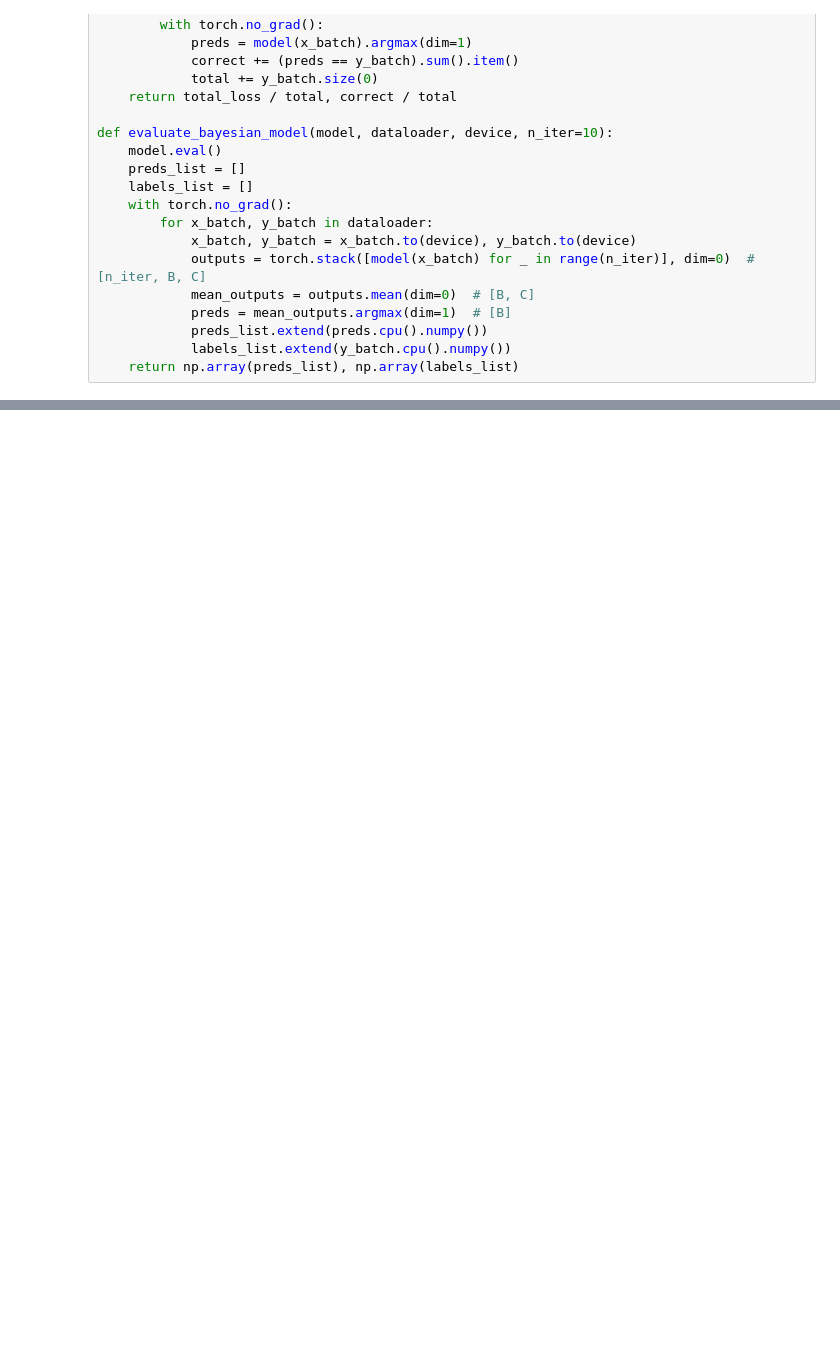
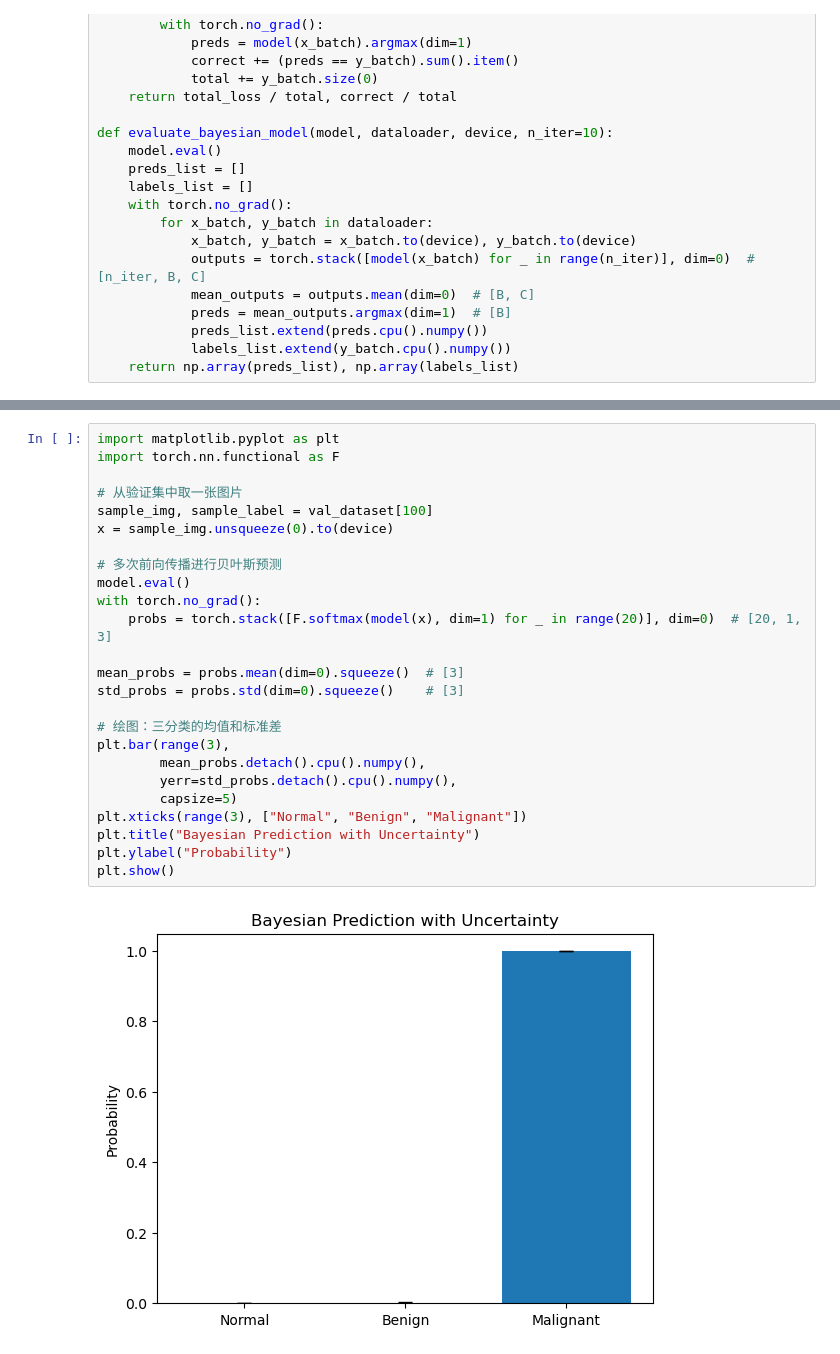
Before and after one commit to jiinkwan/liver_cancer_cell_detection, a Jupyter notebook: 01_Joanna_CNN.ipynb, the cells around one changed output, grey strips where cells are left out. Saved outputs shown, nothing was run; the diff lists cells and outputs as text; blank space fills up the shorter version.

```diff
--- a/01_Joanna_CNN.ipynb
+++ b/01_Joanna_CNN.ipynb
@@ -308,0 +325,27 @@ plt.show()
+# %%
+import matplotlib.pyplot as plt
+import torch.nn.functional as F
+
+# 从验证集中取一张图片
+sample_img, sample_label = val_dataset[100]
+x = sample_img.unsqueeze(0).to(device)
+
+# 多次前向传播进行贝叶斯预测
+model.eval()
+with torch.no_grad():
+    probs = torch.stack([F.softmax(model(x), dim=1) for _ in range(20)], dim=0)  # [20, 1, 3]
+
+mean_probs = probs.mean(dim=0).squeeze()  # [3]
+std_probs = probs.std(dim=0).squeeze()    # [3]
+
+# 绘图：三分类的均值和标准差
+plt.bar(range(3),
+        mean_probs.detach().cpu().numpy(),
+        yerr=std_probs.detach().cpu().numpy(),
+        capsize=5)
+plt.xticks(range(3), ["Normal", "Benign", "Malignant"])
+plt.title("Bayesian Prediction with Uncertainty")
+plt.ylabel("Probability")
+plt.show()
+# %% [output]
+[figure, added]
```
Also changed, not shown: parts of 3 cells of this notebook.
